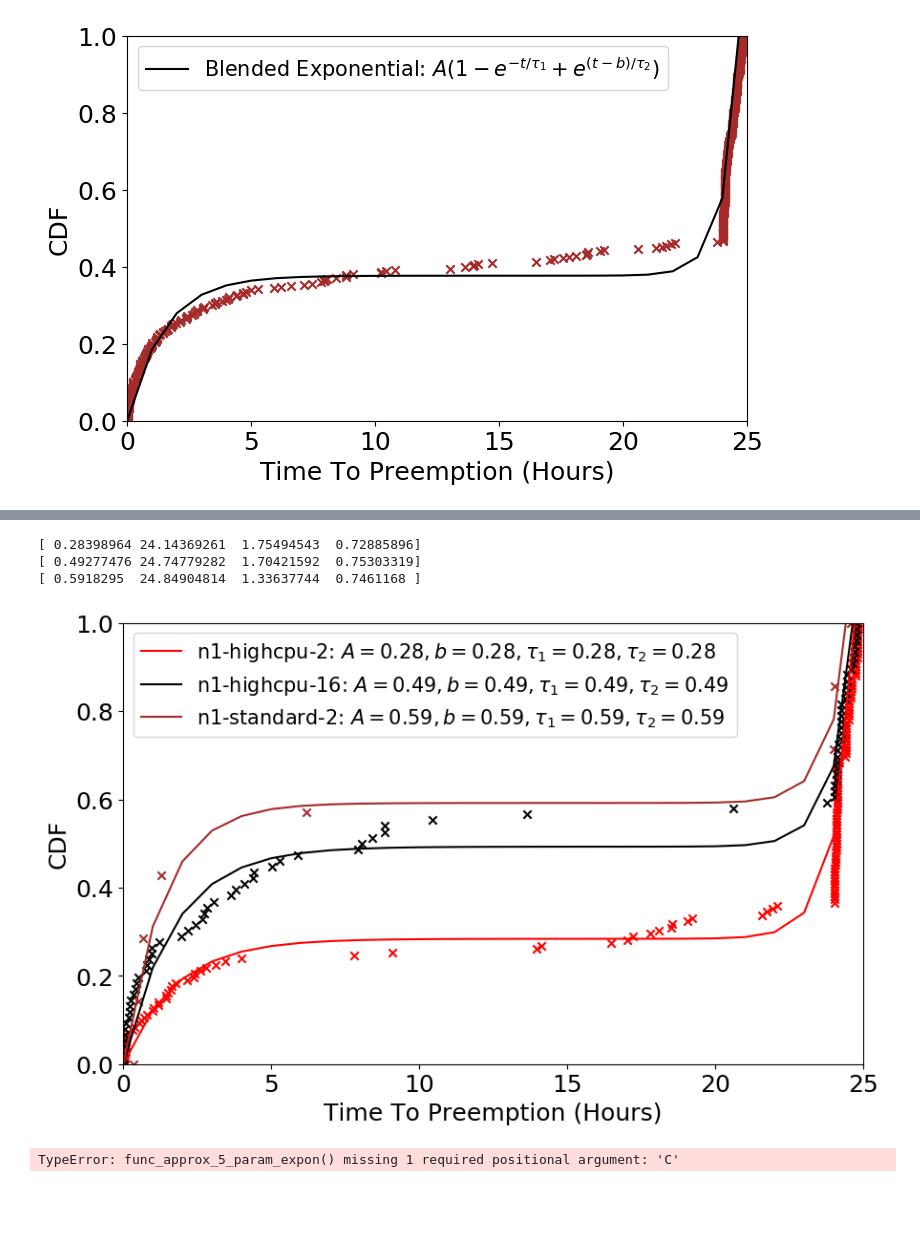
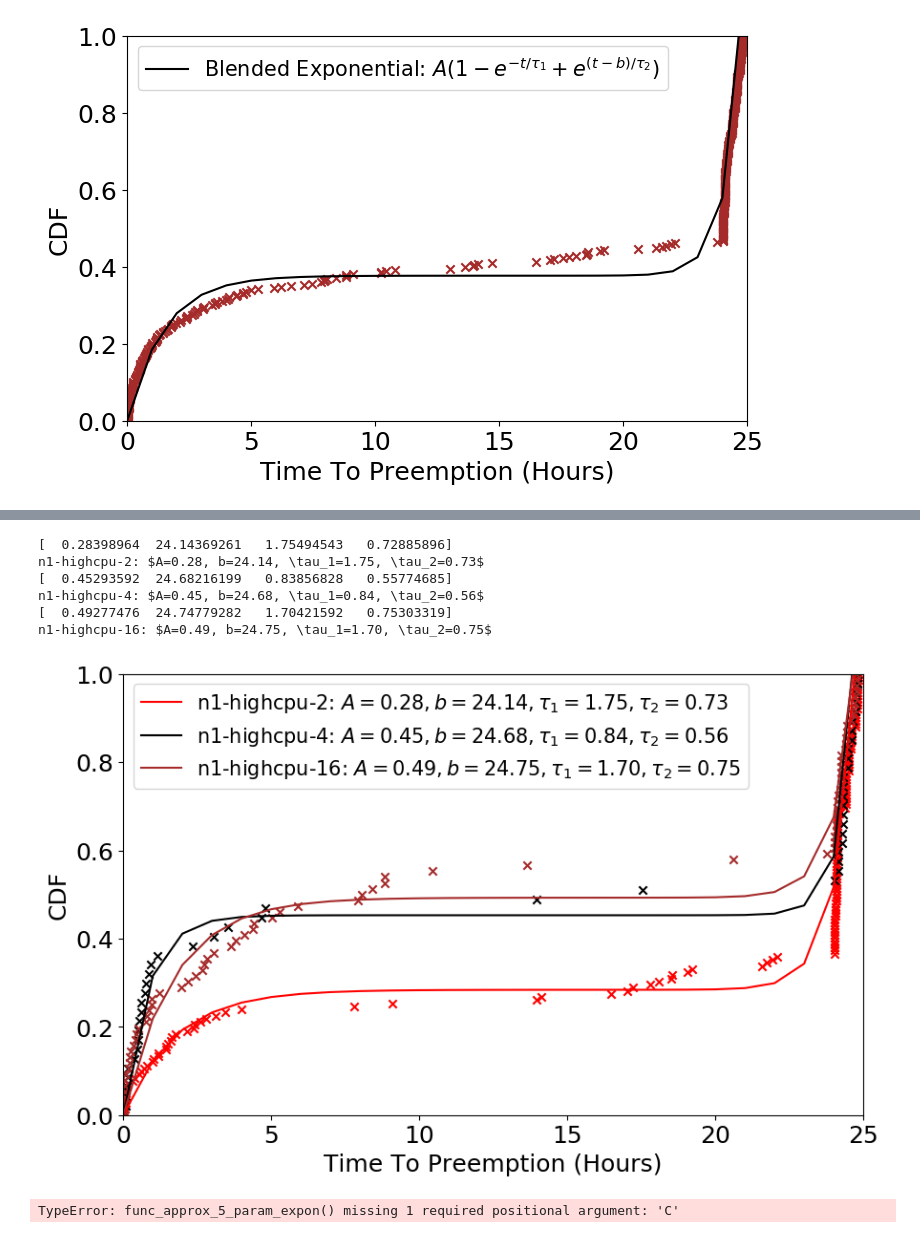
Before and after one commit to prateek-s/scispot, a Jupyter notebook: data/CDF-dual-exp.ipynb, the cells around one changed output, grey strips where cells are left out. Cells and saved outputs as stored; diff of their text form; code cells hidden in the pictures; blank space fills up the shorter version.

```diff
--- a/data/CDF-dual-exp.ipynb
+++ b/data/CDF-dual-exp.ipynb
@@ -474,7 +471,8 @@ def plot_for_comparison(all_data, machine_list):
         color=next(colors)
         ax.scatter(Y, X, marker='x',color=color)
         (A, b, tau1, tau2) = fit_params['optimized_params']
-        detailed_label=m+r": $A={0:.2f}, b={0:.2f}, \tau_1={0:.2f}, \tau_2={0:.2f}$".format(A,b,tau1,tau2)
+        detailed_label=m+r": $A={0:.2f}, b={1:.2f}, \tau_1={2:.2f}, \tau_2={3:.2f}$".format(A,b,tau1,tau2)
+        print(detailed_label)
         ax.plot(t, func_approx_4_param_expon(t, *fit_params['optimized_params']),\
                 color=color, label=detailed_label)
         #ax.text(fit_params['optimized_params'])
@@ -487,10 +497,13 @@ def plot_for_comparison(all_data, machine_list):
 # %%
-plot_for_comparison(all_data,['n1-highcpu-2','n1-highcpu-16','n1-standard-2'])
+plot_for_comparison(all_data,['n1-highcpu-2','n1-highcpu-4','n1-highcpu-16'])
 # %% [output]
-[ 0.28398964 24.14369261  1.75494543  0.72885896]
-[ 0.49277476 24.74779282  1.70421592  0.75303319]
-[ 0.5918295  24.84904814  1.33637744  0.7461168 ]
+[  0.28398964  24.14369261   1.75494543   0.72885896]
+n1-highcpu-2: $A=0.28, b=24.14, \tau_1=1.75, \tau_2=0.73$
+[  0.45293592  24.68216199   0.83856828   0.55774685]
+n1-highcpu-4: $A=0.45, b=24.68, \tau_1=0.84, \tau_2=0.56$
+[  0.49277476  24.74779282   1.70421592   0.75303319]
+n1-highcpu-16: $A=0.49, b=24.75, \tau_1=1.70, \tau_2=0.75$
-[figure, old version]
+[figure, new version]
 # %%
 orig_params= np.array([ -3.25606377e-01,   4.63368111e-16,   2.51231468e+00,
          7.11346079e-01,   3.44815177e-01])
```
Also changed, not shown: parts of 4 cells of this notebook, 7 other files.
